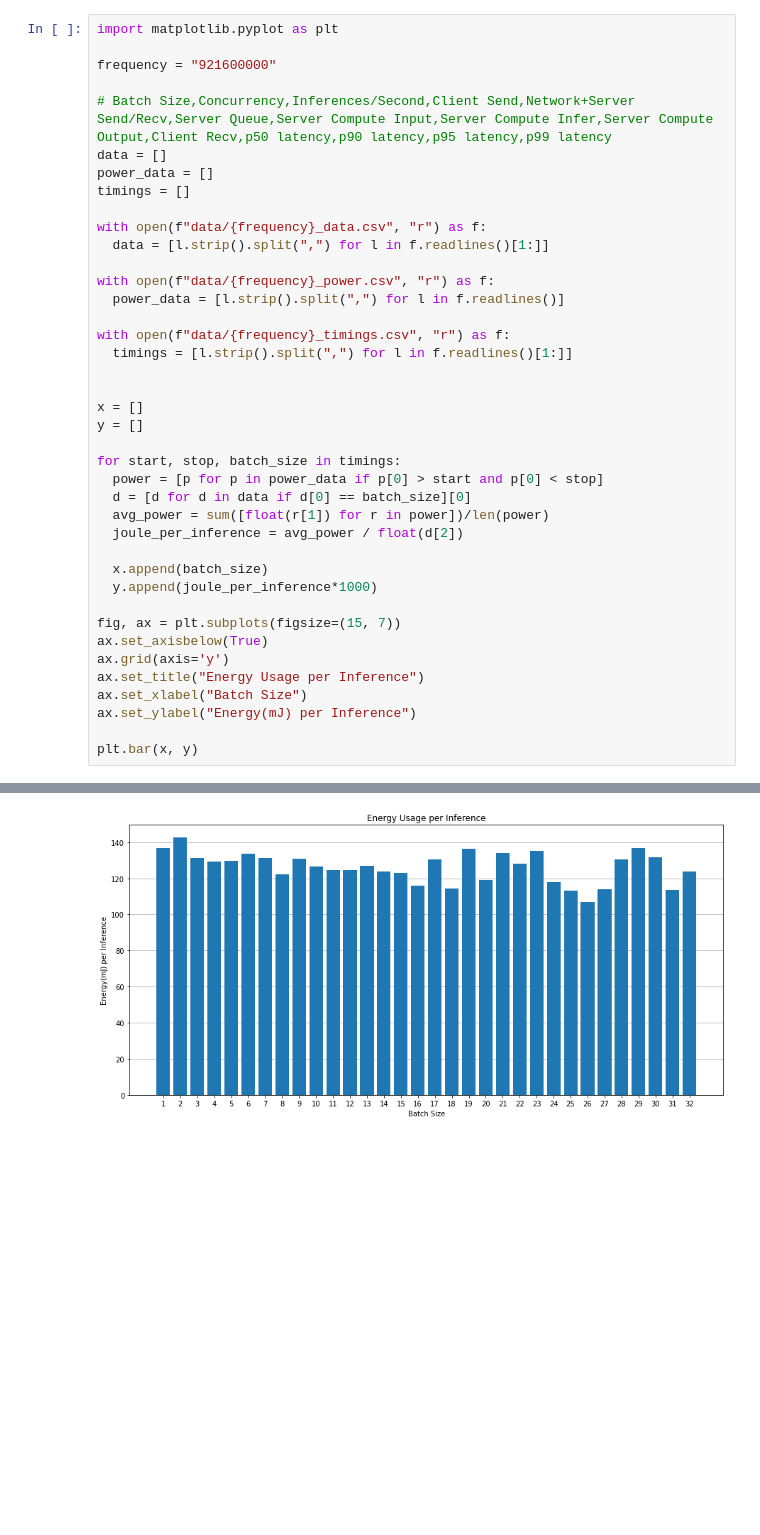
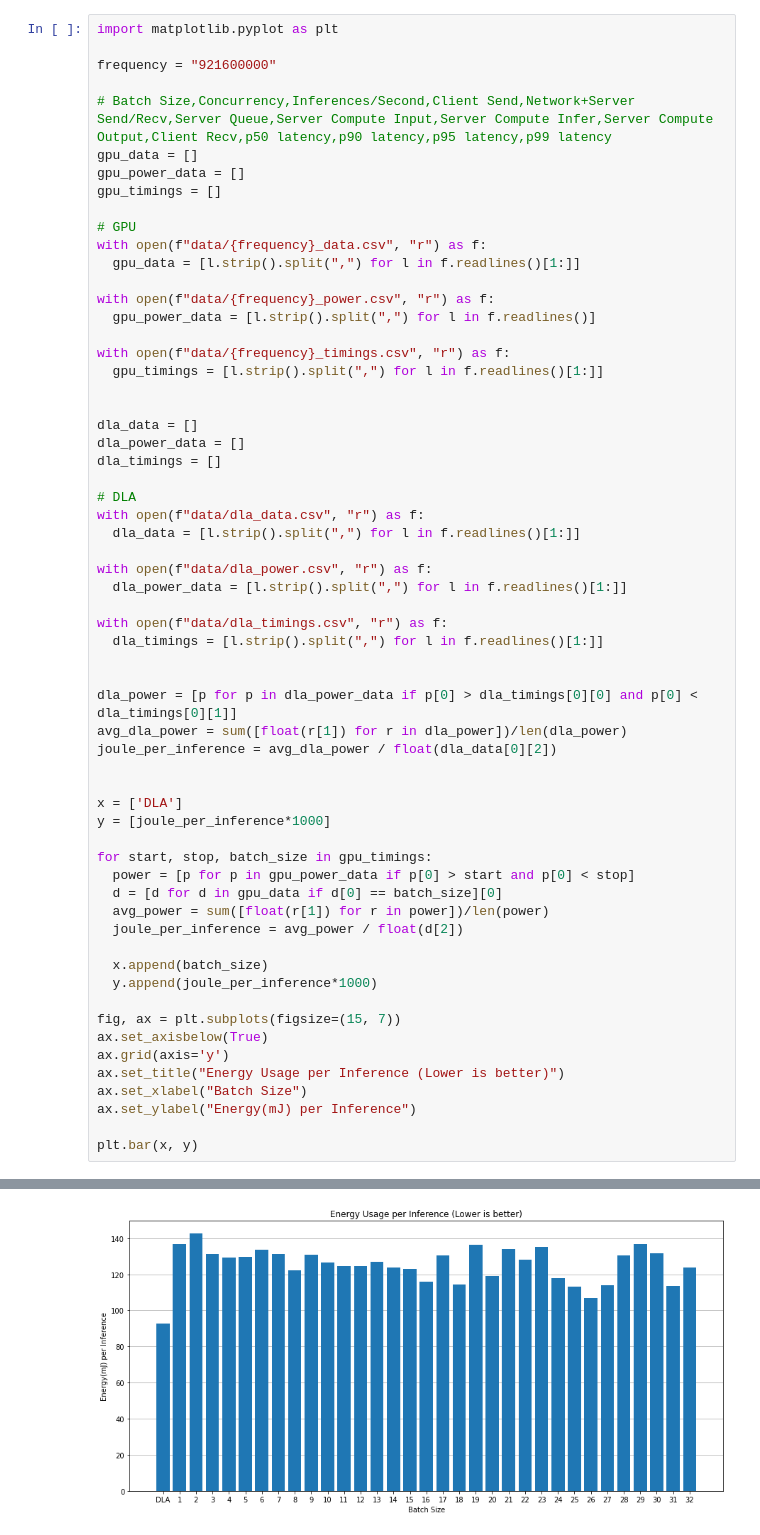
Before and after one commit to emwjacobson/JetsonEfficiencyTesting, a Jupyter notebook: triton/Nano MobileNet.ipynb, the cells around one changed output, grey strips where cells are left out. Cells and saved outputs as stored; diff of their text form; blank space fills up the shorter version.

Commit message:
Added DLA to graph

```diff
--- a/triton/Nano MobileNet.ipynb
+++ b/triton/Nano MobileNet.ipynb
@@ -4,26 +4,47 @@ import matplotlib.pyplot as plt
 frequency = "921600000"
 
 # Batch Size,Concurrency,Inferences/Second,Client Send,Network+Server Send/Recv,Server Queue,Server Compute Input,Server Compute Infer,Server Compute Output,Client Recv,p50 latency,p90 latency,p95 latency,p99 latency
-data = []
-power_data = []
-timings = []
+gpu_data = []
+gpu_power_data = []
+gpu_timings = []
 
+# GPU
 with open(f"data/{frequency}_data.csv", "r") as f:
-  data = [l.strip().split(",") for l in f.readlines()[1:]]
+  gpu_data = [l.strip().split(",") for l in f.readlines()[1:]]
 
 with open(f"data/{frequency}_power.csv", "r") as f:
-  power_data = [l.strip().split(",") for l in f.readlines()]
+  gpu_power_data = [l.strip().split(",") for l in f.readlines()]
 
 with open(f"data/{frequency}_timings.csv", "r") as f:
-  timings = [l.strip().split(",") for l in f.readlines()[1:]]
+  gpu_timings = [l.strip().split(",") for l in f.readlines()[1:]]
 
 
-x = []
-y = []
+dla_data = []
+dla_power_data = []
+dla_timings = []
 
-for start, stop, batch_size in timings:
-  power = [p for p in power_data if p[0] > start and p[0] < stop]
-  d = [d for d in data if d[0] == batch_size][0]
+# DLA
+with open(f"data/dla_data.csv", "r") as f:
+  dla_data = [l.strip().split(",") for l in f.readlines()[1:]]
+
+with open(f"data/dla_power.csv", "r") as f:
+  dla_power_data = [l.strip().split(",") for l in f.readlines()[1:]]
+
+with open(f"data/dla_timings.csv", "r") as f:
+  dla_timings = [l.strip().split(",") for l in f.readlines()[1:]]
+
+
+dla_power = [p for p in dla_power_data if p[0] > dla_timings[0][0] and p[0] < dla_timings[0][1]]
+avg_dla_power = sum([float(r[1]) for r in dla_power])/len(dla_power)
+joule_per_inference = avg_dla_power / float(dla_data[0][2])
+
+
+x = ['DLA']
+y = [joule_per_inference*1000]
+
+for start, stop, batch_size in gpu_timings:
+  power = [p for p in gpu_power_data if p[0] > start and p[0] < stop]
+  d = [d for d in gpu_data if d[0] == batch_size][0]
   avg_power = sum([float(r[1]) for r in power])/len(power)
   joule_per_inference = avg_power / float(d[2])
 
@@ -33,7 +54,7 @@ for start, stop, batch_size in timings:
 fig, ax = plt.subplots(figsize=(15, 7))
 ax.set_axisbelow(True)
 ax.grid(axis='y')
-ax.set_title("Energy Usage per Inference")
+ax.set_title("Energy Usage per Inference (Lower is better)")
 ax.set_xlabel("Batch Size")
 ax.set_ylabel("Energy(mJ) per Inference")
 
@@ -43 +64 @@ plt.bar(x, y)
-[figure, old version]
+[figure, new version]
```
Also changed, not shown: parts of 1 cell of this notebook, 2 other files.
